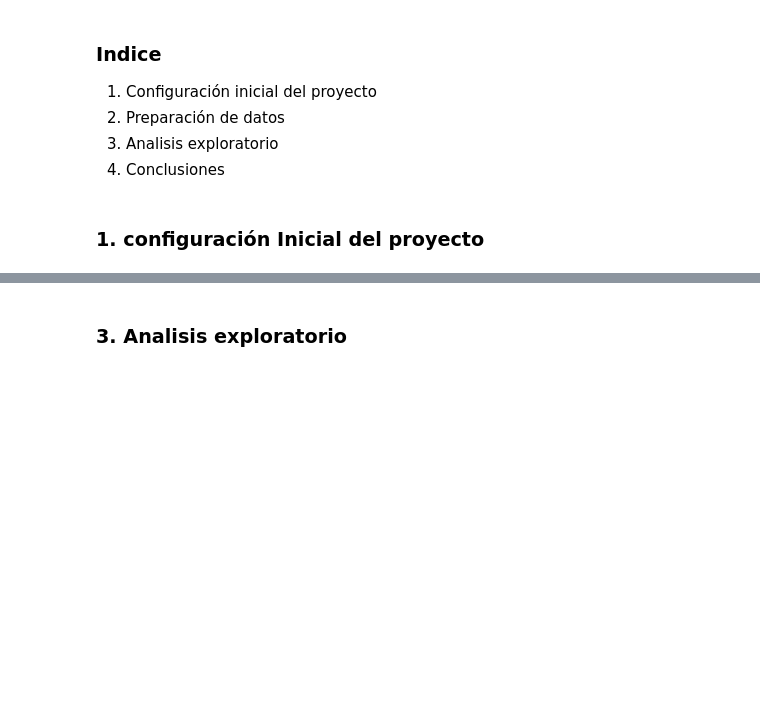
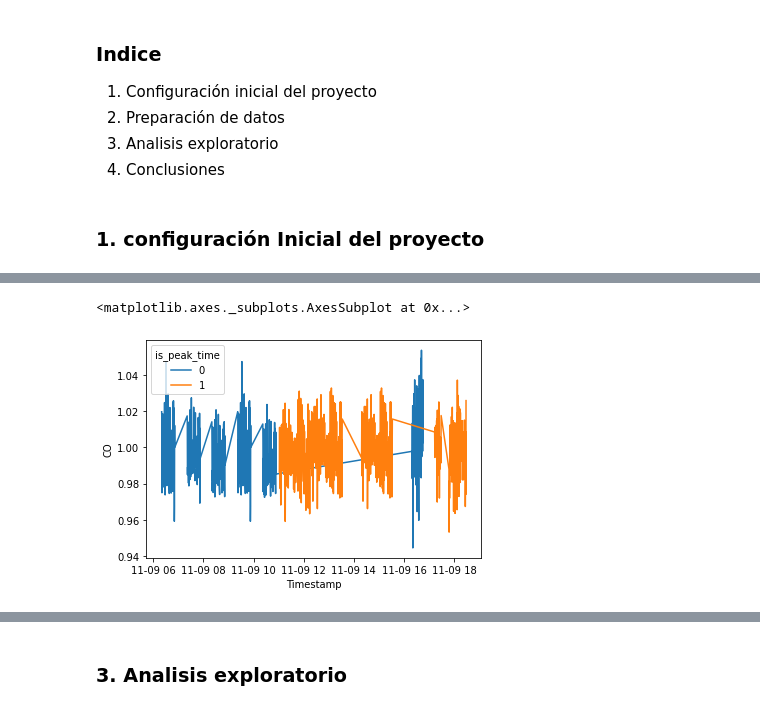
Before and after one commit to GersonYF/ProgrammingFinal, a Jupyter notebook: notebook/Monitoreo_de_la_calidad_de_aire_en_la_UAO_Cali.ipynb, the cells around one changed output, grey strips where cells are left out. Drawn from its saved outputs; the diff is of its cells as text; code cells hidden in the pictures; blank space fills up the shorter version.

```diff
--- a/notebook/Monitoreo_de_la_calidad_de_aire_en_la_UAO_Cali.ipynb
+++ b/notebook/Monitoreo_de_la_calidad_de_aire_en_la_UAO_Cali.ipynb
@@ -25,0 +653,4 @@ Nosotros como equipo, nos enfocamos en la Universidad Autónoma de Occidente, en
+# %%
+afternoon_2 = day1_df.copy(deep=True)
+afternoon_2["Timestamp"] = afternoon_2["Timestamp"] + pd.offsets.Hour(2)
+afternoon_2
@@ -25,0 +671,3 @@ Nosotros como equipo, nos enfocamos en la Universidad Autónoma de Occidente, en
+# %%
+whole_day_df = pd.concat([morning_df, morning_7, morning_8, morning_9, morning_10, morning_11, day1_df, afternoon_df, afternoon_2])
+whole_day_df
@@ -25,0 +688,6 @@ Nosotros como equipo, nos enfocamos en la Universidad Autónoma de Occidente, en
+# %%
+#whole_day_df = whole_day_df.set_index("Timestamp")
+whole_day_clean_df = whole_day_df.reset_index()
+whole_day_clean_df = whole_day_clean_df.set_index("index")
+whole_day_df = whole_day_df.set_index("Timestamp")
+whole_day_df
@@ -25,0 +709,5 @@ Nosotros como equipo, nos enfocamos en la Universidad Autónoma de Occidente, en
+# %%
+sns.lineplot(data=whole_day_df, x=whole_day_df.index, y="CO", hue="is_peak_time")
+# %% [output]
+<matplotlib.axes._subplots.AxesSubplot at 0x...>
+[figure, added]
```
Also changed, not shown: parts of 89 cells of this notebook, 15 other files.
